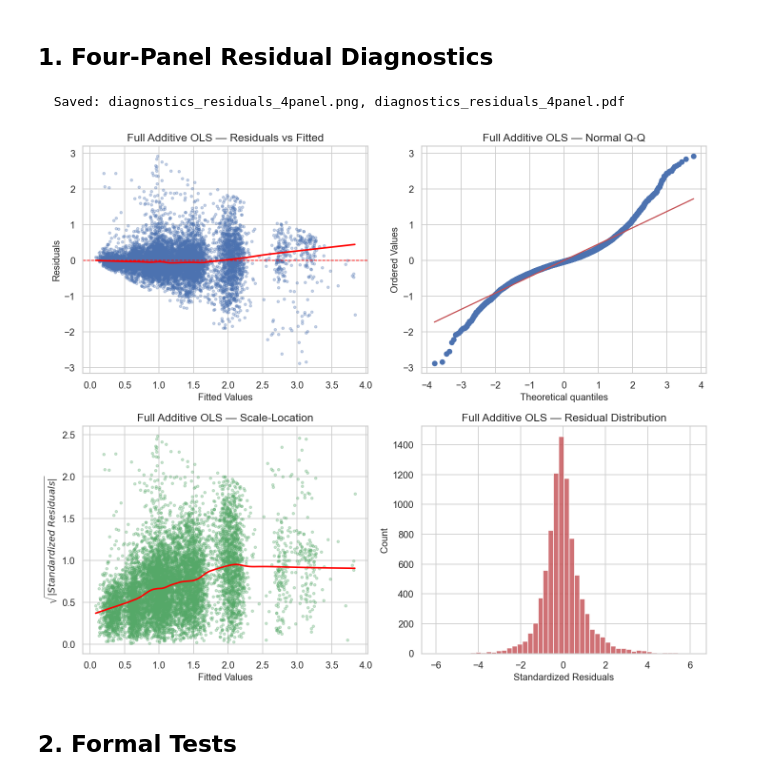
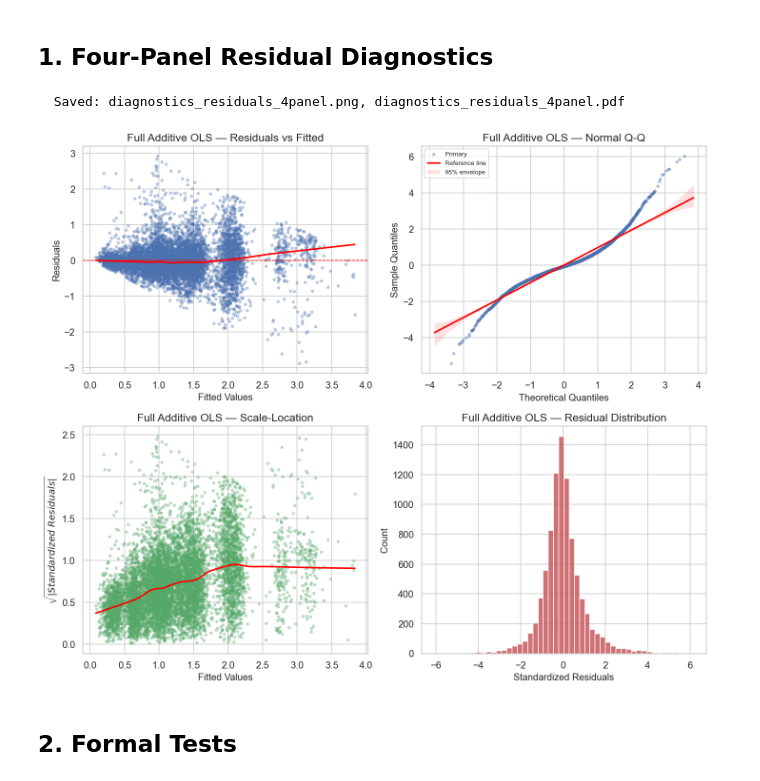
Before and after one commit to l1joseph/tmb-prediction_math189, a Jupyter notebook: notebooks/05_diagnostics.ipynb, the cells around one changed output. Saved outputs shown, nothing was run; the diff lists cells and outputs as text; code cells hidden in the pictures.

```diff
--- a/notebooks/05_diagnostics.ipynb
+++ b/notebooks/05_diagnostics.ipynb
@@ -68,17 +68,30 @@ Complete cases: 9390 (excluded 178 hypermutators)
 Full model adj R²: 0.6212
 # %% [markdown]
 ## 1. Four-Panel Residual Diagnostics
+# %%
+import importlib
+import src.plotting as plotting
+
+importlib.reload(plotting)
+plot_residual_diagnostics = plotting.plot_residual_diagnostics
 # %%
+# Use externally studentized residuals for a more informative Q-Q panel.
+influence = m_full.get_influence()
+qq_resid = influence.resid_studentized_external
+
 fig = plot_residual_diagnostics(
     m_full.fittedvalues.values,
     m_full.resid.values,
     model_name="Full Additive OLS",
+    qq_residuals=qq_resid,
+    qq_show_ci=True,
+    qq_ci_level=0.95,
 )
 save_fig(fig, "diagnostics_residuals_4panel", FIGURES_DIR)
 plt.show()
 # %% [output]
   Saved: diagnostics_residuals_4panel.png, diagnostics_residuals_4panel.pdf
-[figure, old version]
+[figure, new version]
 # %% [markdown]
 ## 2. Formal Tests
 # %%
```
Also changed, not shown: parts of 14 cells of this notebook, 2 other files.
